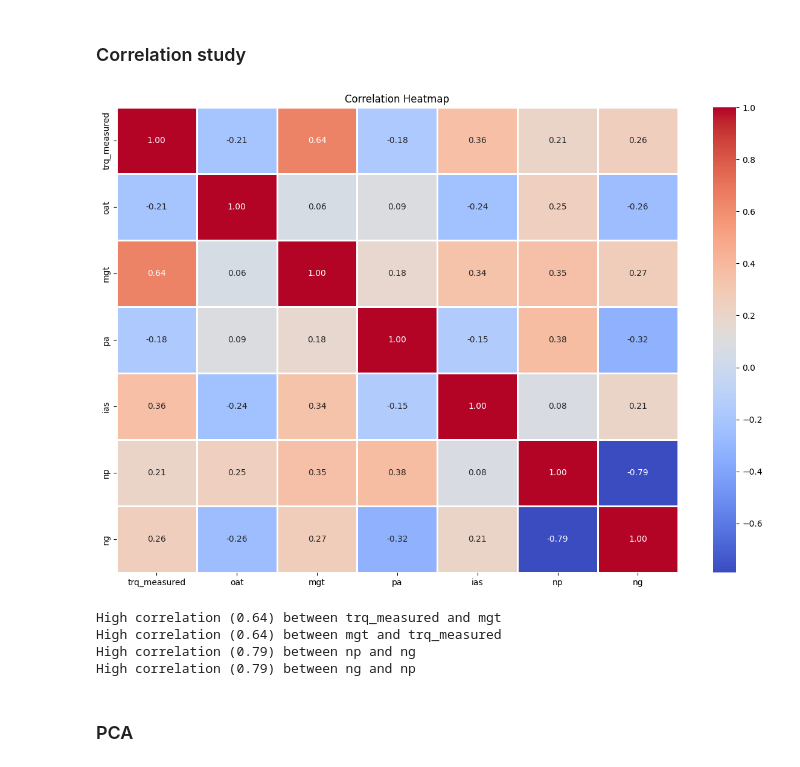
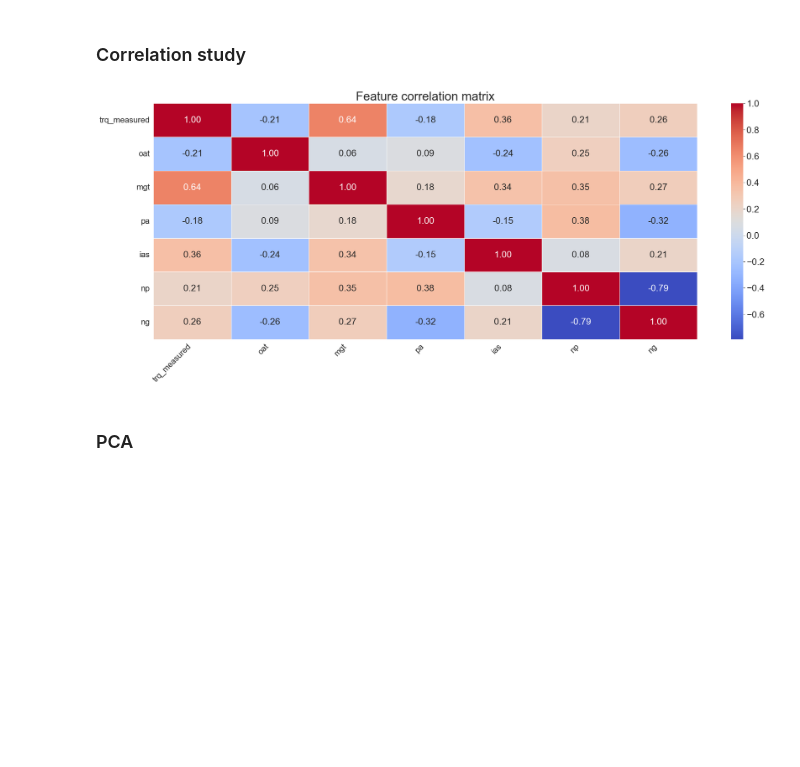
Before and after one commit to MrPio/PHM_North_America_2024_Challenge, a Jupyter notebook: 1-data_preprocessing/1-Data_Preprocessing.ipynb, the cells around one changed output. Drawn from its saved outputs; the diff is of its cells as text; code cells hidden in the pictures; blank space fills up the shorter version.

```diff
--- a/1-data_preprocessing/1-Data_Preprocessing.ipynb
+++ b/1-data_preprocessing/1-Data_Preprocessing.ipynb
@@ -182,33 +162,21 @@ plt.show()
 # %% [markdown]
 ### Correlation study
-# %%
-import seaborn as sns
-import matplotlib.pyplot as plt
-
-# Crea la heatmap con una scala di colori rosso/blu
-plt.figure(figsize=(15, 10))
-
-X_train = dataframes['X_train'].drop(columns=["id"], errors="ignore")
-
-sns.heatmap(X_train.corr(), annot=True, fmt='.2f', cmap='coolwarm', linewidths=2)
-
-plt.title('Correlation Heatmap')
-plt.show()
-
-corr_matrix = X_train.corr().abs()
-high_corr_pairs = [
-    (col1, col2, corr_matrix.loc[col1, col2])
-    for col1 in corr_matrix.columns for col2 in corr_matrix.columns
-    if col1 != col2 and corr_matrix.loc[col1, col2] > 0.60
-]
-
-for col1, col2, corr in high_corr_pairs:
-    print(f"High correlation ({corr:.2f}) between {col1} and {col2}")
-# %% [output]
-[figure, removed]
-High correlation (0.64) between trq_measured and mgt
-High correlation (0.64) between mgt and trq_measured
-High correlation (0.79) between np and ng
-High correlation (0.79) between ng and np
+# %%
+import seaborn as sns
+import matplotlib.pyplot as plt
+
+### PLOT CORRELATION MATRIX ###
+plt.figure(figsize=(24, len(df_x.columns) * 1.2))
+corr_matrix = df_x.corr()
+
+sns.heatmap(corr_matrix, annot=True, fmt=".2f", cmap="coolwarm", linewidths=0.5, cbar=True)
+
+plt.title("Feature correlation matrix", fontsize=24)
+plt.xticks(rotation=45, ha="right", fontsize=16)
+plt.yticks(fontsize=16)
+
+plt.show()
+# %% [output]
+[figure, added]
 # %% [markdown]
 ### PCA
```
Also changed, not shown: parts of 8 cells of this notebook.
